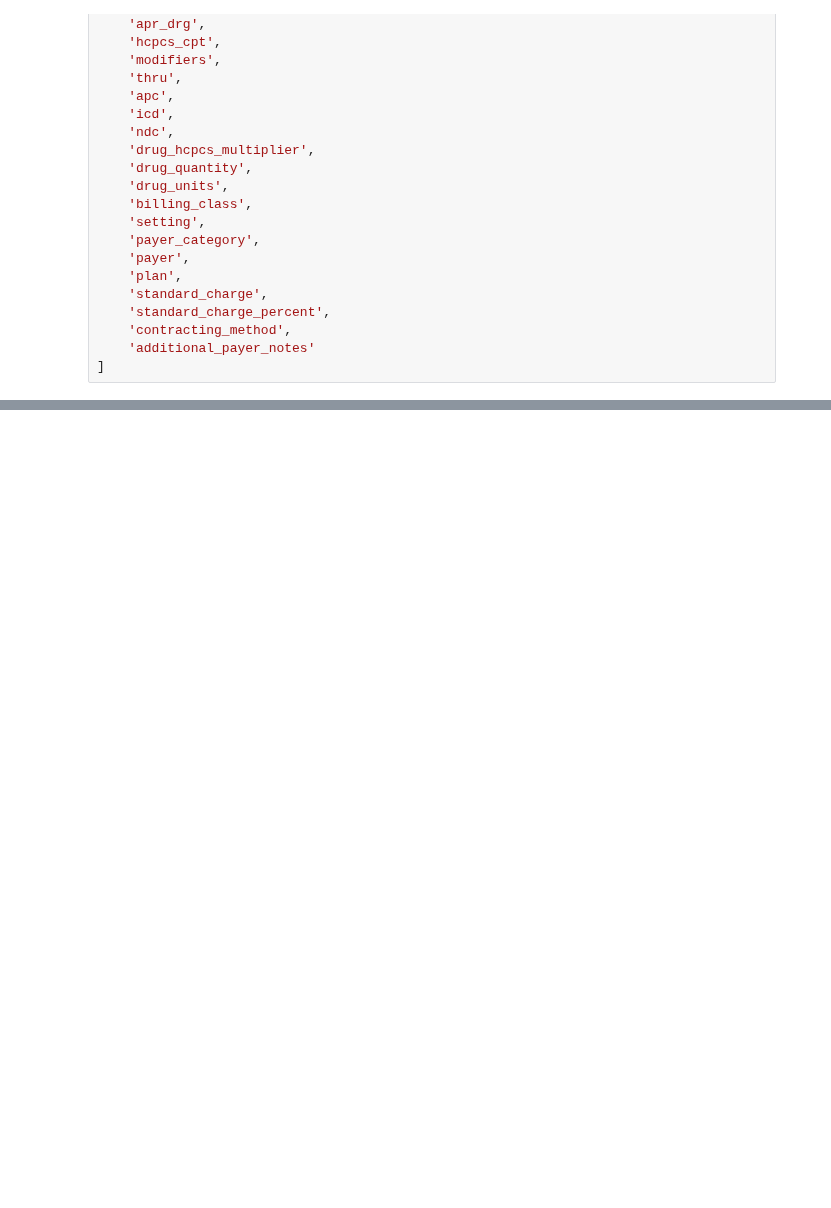
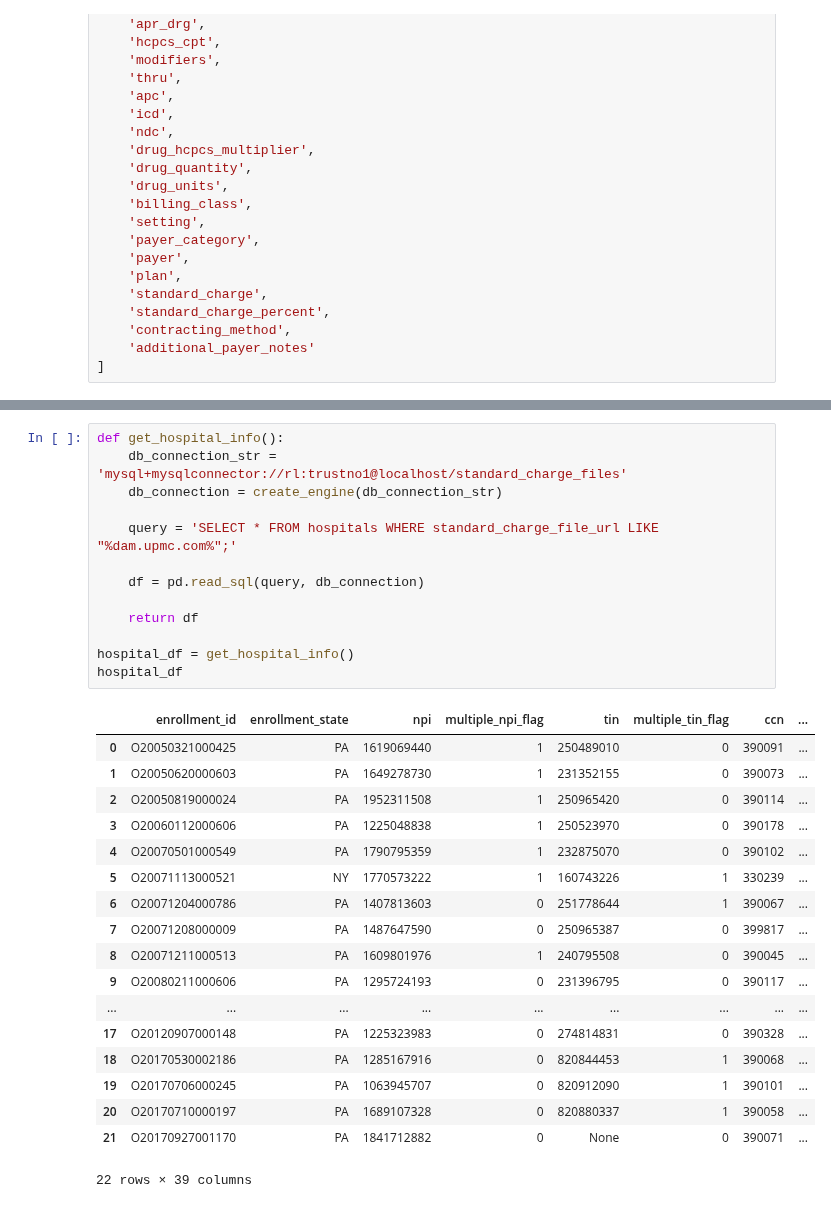
Before and after one commit to rl1987/dolthub-bounty-transparency-in-pricing, a Jupyter notebook: UPMC.ipynb, the cells around one changed output, grey strips where cells are left out. Drawn from its saved outputs; the diff is of its cells as text; blank space fills up the shorter version.

```diff
--- a/UPMC.ipynb
+++ b/UPMC.ipynb
@@ -310,0 +39,32 @@ df_out
+# %%
+def get_hospital_info():
+    db_connection_str = 'mysql+mysqlconnector://rl:trustno1@localhost/standard_charge_files'
+    db_connection = create_engine(db_connection_str)
+
+    query = 'SELECT * FROM hospitals WHERE standard_charge_file_url LIKE "%dam.upmc.com%";'
+
+    df = pd.read_sql(query, db_connection)
+
+    return df
+
+hospital_df = get_hospital_info()
+hospital_df
+# %% [output]
+|  | enrollment_id | enrollment_state | npi | multiple_npi_flag | tin | multiple_tin_flag | ccn | ... |
+| 0 | O20050321000425 | PA | 1619069440 | 1 | 250489010 | 0 | 390091 | ... |
+| 1 | O20050620000603 | PA | 1649278730 | 1 | 231352155 | 0 | 390073 | ... |
+| 2 | O20050819000024 | PA | 1952311508 | 1 | 250965420 | 0 | 390114 | ... |
+| 3 | O20060112000606 | PA | 1225048838 | 1 | 250523970 | 0 | 390178 | ... |
+| 4 | O20070501000549 | PA | 1790795359 | 1 | 232875070 | 0 | 390102 | ... |
+| 5 | O20071113000521 | NY | 1770573222 | 1 | 160743226 | 1 | 330239 | ... |
+| 6 | O20071204000786 | PA | 1407813603 | 0 | 251778644 | 1 | 390067 | ... |
+| 7 | O20071208000009 | PA | 1487647590 | 0 | 250965387 | 0 | 399817 | ... |
+| 8 | O20071211000513 | PA | 1609801976 | 1 | 240795508 | 0 | 390045 | ... |
+| 9 | O20080211000606 | PA | 1295724193 | 0 | 231396795 | 0 | 390117 | ... |
+| ... | ... | ... | ... | ... | ... | ... | ... | ... |
+| 17 | O20120907000148 | PA | 1225323983 | 0 | 274814831 | 0 | 390328 | ... |
+| 18 | O20170530002186 | PA | 1285167916 | 0 | 820844453 | 1 | 390068 | ... |
+| 19 | O20170706000245 | PA | 1063945707 | 0 | 820912090 | 1 | 390101 | ... |
+| 20 | O20170710000197 | PA | 1689107328 | 0 | 820880337 | 1 | 390058 | ... |
+| 21 | O20170927001170 | PA | 1841712882 | 0 | None | 0 | 390071 | ... |
+22 rows × 39 columns
```
Also changed, not shown: parts of 25 cells of this notebook.
